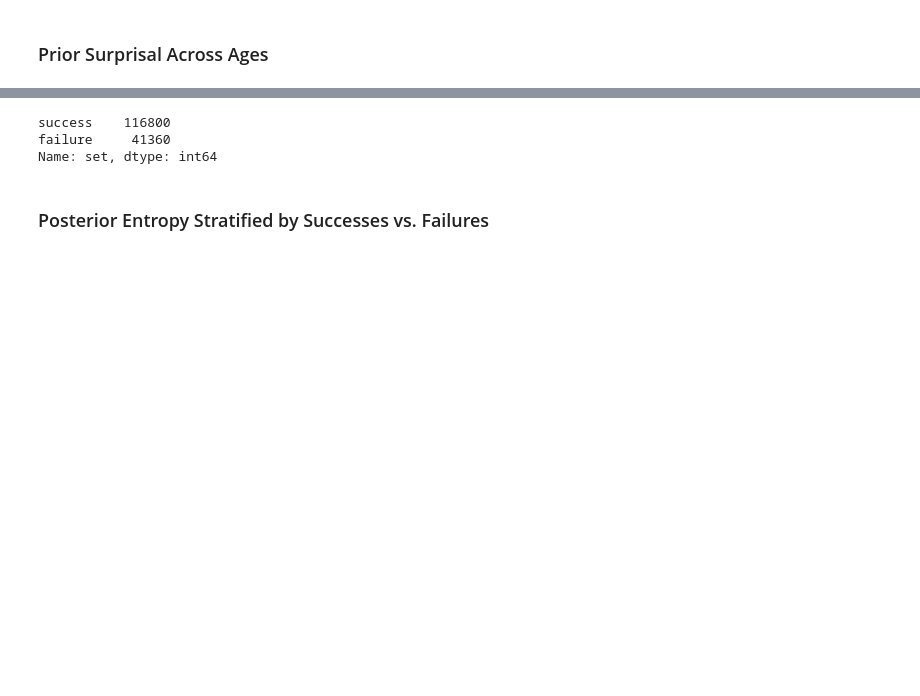
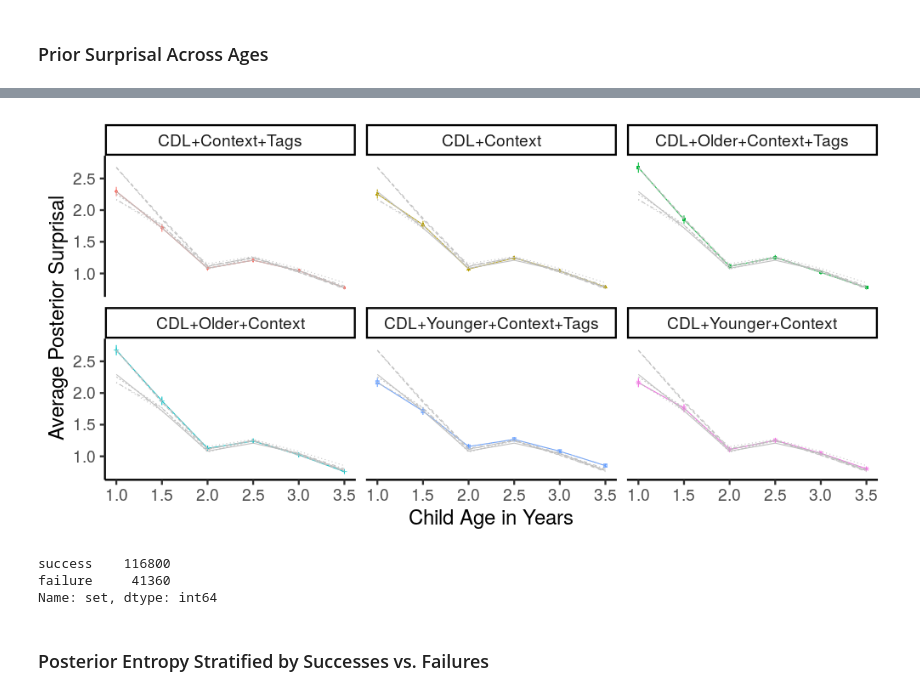
Before and after one commit to smeylan/child-directed-listening, a Jupyter notebook: Models across time analyses.ipynb, the cells around one changed output, grey strips where cells are left out. Saved outputs shown, nothing was run; the diff lists cells and outputs as text; code cells hidden in the pictures; blank space fills up the shorter version.

```diff
--- a/Models across time analyses.ipynb
+++ b/Models across time analyses.ipynb
@@ -423,31 +438,19 @@ mean_surprisal_by_age
 # %%
 %%R -w 1000 -h 500
-# Plot
 
-plot_subset_surprisal = function(raw_mean_surprisal_by_age, this_model_names_list){
+subset_mean_surprisal_by_age <- filter_model_subset(mean_surprisal_by_age, splits_tags_set)
 
-    print('here 1')
-    mean_surprisal_by_age <- filter_model_subset(raw_mean_surprisal_by_age, this_model_names_list)
+subset_mean_surprisal_for_gray = do.call('rbind', lapply(unique(subset_mean_surprisal_by_age$model), function(model){ get_ref_df(model, subset_mean_surprisal_by_age)}))
 
-    print('here 2')
-    mean_surprisal_for_gray = do.call('rbind', lapply(unique(mean_surprisal_by_age$model), function(model){ get_ref_df(model, mean_surprisal_by_age)}))
-
-    print('here 3')
-    ggplot(mean_surprisal_by_age) + geom_point(aes(x=age, y=posterior_surprisal_mean, color=model,
-        shape = model)) + geom_line(aes(x=age, y=posterior_surprisal_mean, color=model)
-        ) + geom_errorbar(aes(x=age, ymin=posterior_surprisal_mean - .5*posterior_surprisal_sem,
-        ymax=posterior_surprisal_mean + .5*posterior_surprisal_sem, color=model ), width=0) + theme_classic(
-        base_size = 24) + ylab('Average Posterior Surprisal') + xlab('Child Age in Years') +
-        facet_wrap(~model) + geom_line(data=mean_surprisal_for_gray, aes(x=age,y=posterior_surprisal_mean, linetype = line_model),colour='gray', alpha=1) +
-        theme(legend.position='none')
-
-#     print('here 4')
-#     ggplot(mean_surprisal_by_age) + geom_line(aes(x=age, y=prior_surprisal_mean, color=model),
-#         ) + geom_point(aes(x=age, y=prior_surprisal_mean, color=model, shape=model)) + geom_errorbar(aes(x=age, ymin=prior_surprisal_mean - .5*prior_surprisal_sem,
-#         ymax=prior_surprisal_mean + .5*prior_surprisal_sem , color=model), width=0) + theme_classic(
-#         base_size=20) + ylab('Mean Prior Surprisal') + xlab('Child Age')
-
-}
+ggplot(subset_mean_surprisal_by_age) + geom_point(aes(x=age, y=posterior_surprisal_mean, color=model,
+    shape = model)) + geom_line(aes(x=age, y=posterior_surprisal_mean, color=model)
+    ) + geom_errorbar(aes(x=age, ymin=posterior_surprisal_mean - .5*posterior_surprisal_sem,
+    ymax=posterior_surprisal_mean + .5*posterior_surprisal_sem, color=model ), width=0) + theme_classic(
+    base_size = 24) + ylab('Average Posterior Surprisal') + xlab('Child Age in Years') +
+    facet_wrap(~model) + geom_line(data=subset_mean_surprisal_for_gray, aes(x=age,y=posterior_surprisal_mean, linetype = line_model),colour='gray', alpha=1) +
+    theme(legend.position='none')
+# %% [output]
+[figure, added]
 # %%
 scores_across_time_short.set.value_counts()
 # %% [output]
```
Also changed, not shown: parts of 12 cells of this notebook.
